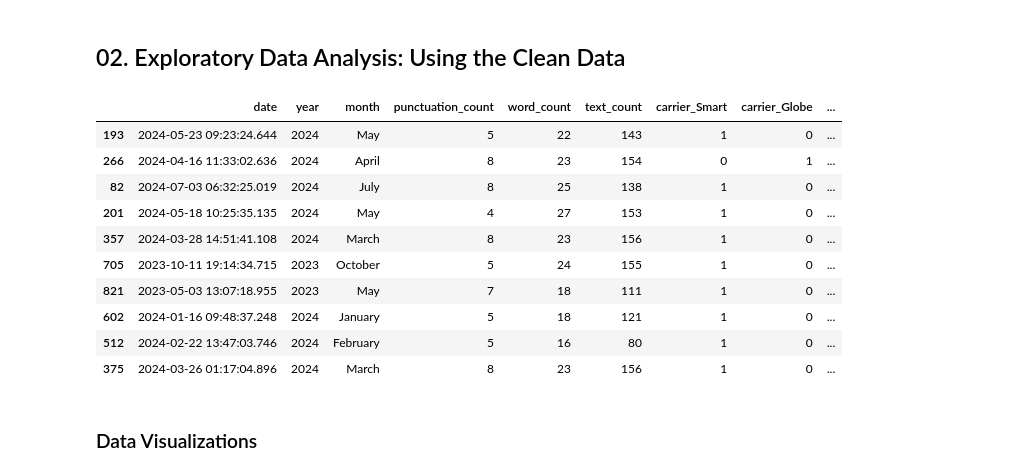
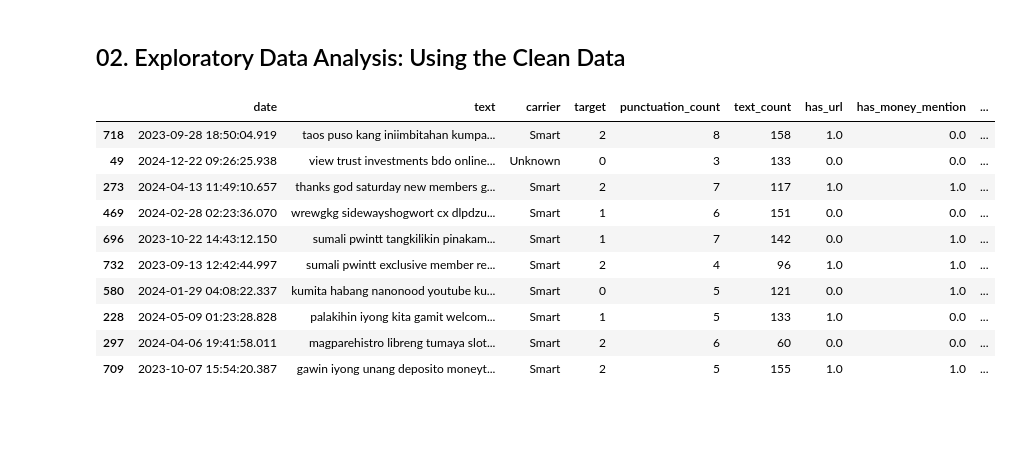
Before and after one commit to leiandrei/sms-smishing-classification, a Jupyter notebook: notebooks/02_exploratory_da.ipynb, the cells around one changed output. Cells and saved outputs as stored; diff of their text form; code cells hidden in the pictures; blank space fills up the shorter version.

```diff
--- a/notebooks/02_exploratory_da.ipynb
+++ b/notebooks/02_exploratory_da.ipynb
@@ -3,25 +3,24 @@
 # %%
 from sklearn.preprocessing import StandardScaler
 from sklearn.decomposition import PCA
 from matplotlib.ticker import ScalarFormatter
 import matplotlib.pyplot as plt
 import seaborn as sns
 import pandas as pd
 import numpy as np
 
-data = pd.read_csv('../data/processed/sms_data_cleaned.csv')
+sns.set_style('whitegrid')
+data = pd.read_csv('../data/processed/sms_cleaned_data.csv')
 data.sample(10)
 # %% [output]
-|  | date | year | month | punctuation_count | word_count | text_count | carrier_Smart | carrier_Globe | ... |
-| 193 | 2024-05-23 09:23:24.644 | 2024 | May | 5 | 22 | 143 | 1 | 0 | ... |
-| 266 | 2024-04-16 11:33:02.636 | 2024 | April | 8 | 23 | 154 | 0 | 1 | ... |
-| 82 | 2024-07-03 06:32:25.019 | 2024 | July | 8 | 25 | 138 | 1 | 0 | ... |
-| 201 | 2024-05-18 10:25:35.135 | 2024 | May | 4 | 27 | 153 | 1 | 0 | ... |
-| 357 | 2024-03-28 14:51:41.108 | 2024 | March | 8 | 23 | 156 | 1 | 0 | ... |
-| 705 | 2023-10-11 19:14:34.715 | 2023 | October | 5 | 24 | 155 | 1 | 0 | ... |
-| 821 | 2023-05-03 13:07:18.955 | 2023 | May | 7 | 18 | 111 | 1 | 0 | ... |
-| 602 | 2024-01-16 09:48:37.248 | 2024 | January | 5 | 18 | 121 | 1 | 0 | ... |
-| 512 | 2024-02-22 13:47:03.746 | 2024 | February | 5 | 16 | 80 | 1 | 0 | ... |
-| 375 | 2024-03-26 01:17:04.896 | 2024 | March | 8 | 23 | 156 | 1 | 0 | ... |
+|  | date | text | carrier | target | punctuation_count | text_count | has_url | has_money_mention | ... |
+| 718 | 2023-09-28 18:50:04.919 | taos puso kang iniimbitahan kumpa... | Smart | 2 | 8 | 158 | 1.0 | 0.0 | ... |
+| 49 | 2024-12-22 09:26:25.938 | view trust investments bdo online... | Unknown | 0 | 3 | 133 | 0.0 | 0.0 | ... |
+| 273 | 2024-04-13 11:49:10.657 | thanks god saturday new members g... | Smart | 2 | 7 | 117 | 1.0 | 1.0 | ... |
+| 469 | 2024-02-28 02:23:36.070 | wrewgkg sidewayshogwort cx dlpdzu... | Smart | 1 | 6 | 151 | 0.0 | 0.0 | ... |
+| 696 | 2023-10-22 14:43:12.150 | sumali pwintt tangkilikin pinakam... | Smart | 1 | 7 | 142 | 0.0 | 1.0 | ... |
+| 732 | 2023-09-13 12:42:44.997 | sumali pwintt exclusive member re... | Smart | 2 | 4 | 96 | 1.0 | 1.0 | ... |
+| 580 | 2024-01-29 04:08:22.337 | kumita habang nanonood youtube ku... | Smart | 0 | 5 | 121 | 0.0 | 1.0 | ... |
+| 228 | 2024-05-09 01:23:28.828 | palakihin iyong kita gamit welcom... | Smart | 1 | 5 | 133 | 1.0 | 0.0 | ... |
+| 297 | 2024-04-06 19:41:58.011 | magparehistro libreng tumaya slot... | Smart | 2 | 6 | 60 | 0.0 | 0.0 | ... |
+| 709 | 2023-10-07 15:54:20.387 | gawin iyong unang deposito moneyt... | Smart | 2 | 5 | 155 | 1.0 | 1.0 | ... |
-# %% [markdown]
-### Data Visualizations
```
Also changed, not shown: parts of 20 cells of this notebook, 1 other file.
